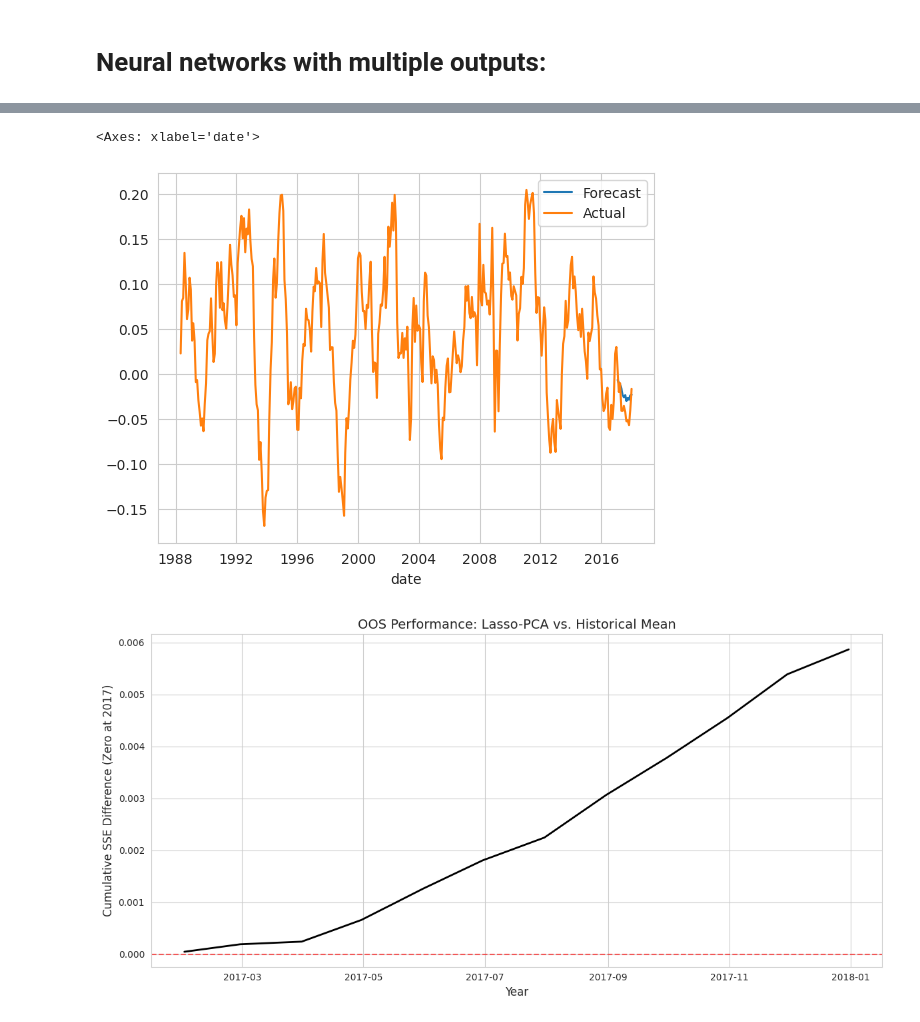
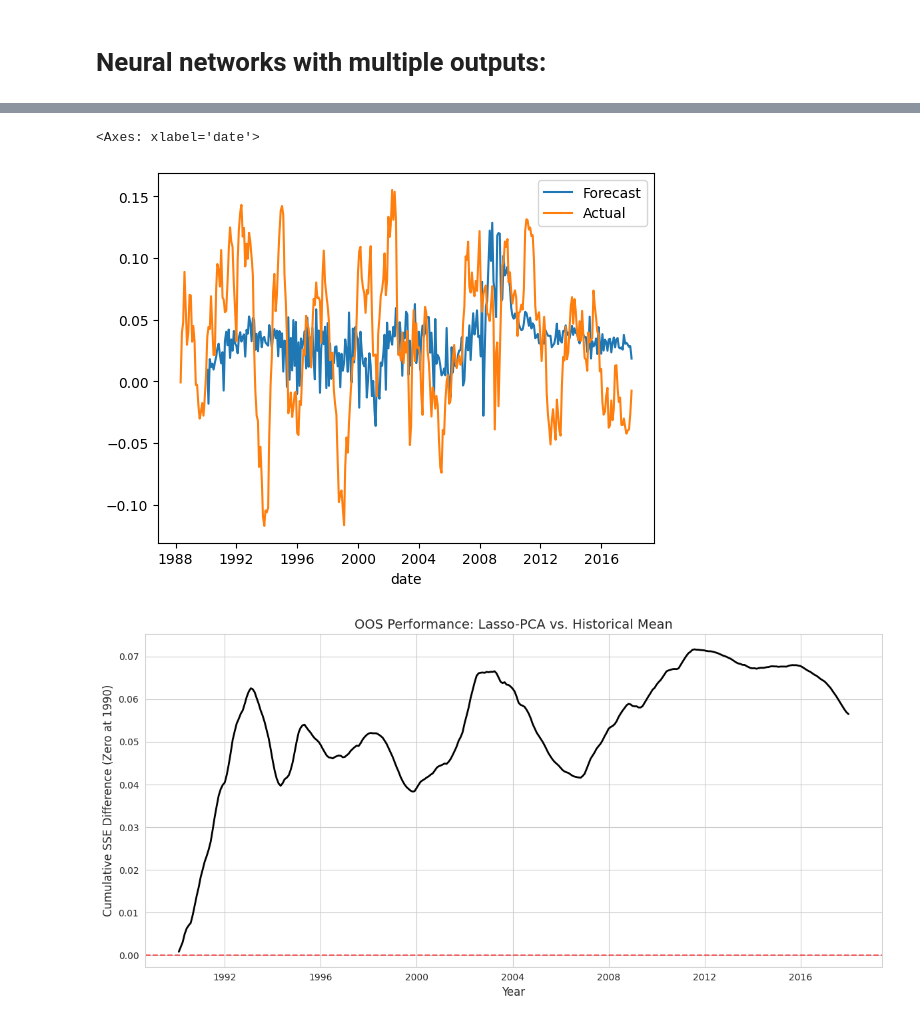
Before and after one commit to ulriktandberg/TIO4900-Replication, a Jupyter notebook: notebooks/init.ipynb, the cells around one changed output, grey strips where cells are left out. Drawn from its saved outputs; the diff is of its cells as text; code cells hidden in the pictures.

Commit message:
pushed models for initial running. added new ensemble method in init.ipynb

```diff
--- a/notebooks/init.ipynb
+++ b/notebooks/init.ipynb
@@ -163,6 +167,6 @@ ModuleNotFoundError: No module named 'models'
 # %%
 MATURITIES = ['24','36','48','60','84','120']
-MATURITIES = ['120']
+# MATURITIES = ['120']
 for name, model in all_models.items():
     for maturity in tqdm(MATURITIES, desc=f"Evaluating {name} across maturities", position=0):
         y = xr[maturity].values
@@ -173,5 +177,5 @@ for name, model in all_models.items():
             refit_freq=1,     # Refit every month
         )
 
-        r2 = wu.oos_r2(y, y_forecast_bianchi)
-        print(f"Model: {name}\tMaturity {maturity}:\n R2_OOS = {r2:.4f}\n Significance: {bu.RSZ_Signif(y, y_forecast_bianchi):.3f}\n")
+        r2 = wu.oos_r2(y, y_forecast_bianchi, gap=GAP)
+        print(f"Model: {name}\tMaturity {maturity}:\n R2_OOS = {r2:.4f}\n Significance: {bu.RSZ_Signif(y, y_forecast_bianchi, gap=11):.3f}\n")
@@ -210,19 +233,21 @@ maturities = ['24', '36', '48', '60', '84', '120']
 y_all = xr[maturities].values
 dates = monthly_xr.index
 
+
 models_dict = {
-    # 'FwdANN_1_3': PyTorchMLPWrapper(archi=(3,), lr=0.01, epochs=1000, tune_every=60,
-    #     patience=50, param_grid={'penalty': [0, 0.01, 0.001, 0.0001]}, seed=1, use_pca=False, n_components=None, y_center=True),
-    'MacroANN_1_3': MacroForwardANNWrapper(archi_forward=(3,), archi_macro=(32,16,8), lr=0.01, epochs=1000, tune_every=60,
-        patience=50, param_grid={'penalty': [0.001, 0.0001], 'dropout_rate': [0.0, 0.1, 0.3]}, seed=1, y_center=True),
-    # 'GroupEnsemble_1_3': GroupEnsembleANNWrapper(archi_forward=(3,), archi_macro=(1,), lr=0.01, epochs=1000, tune_every=60,
-    #     patience=20, param_grid={'penalty': [0.001, 0.0001], 'dropout_rate': [0.0, 0.1, 0.3]}, seed=1, y_center=True),
-}
+    # 'FwdANN_1_31': PyTorchMLPWrapper(archi=(3, 3, 3), lr=0.001, epochs=1000, tune_every=60,
+    #     patience=50, param_grid={'penalty':  [1e-5, 1e-4, 1e-3, 1e-2, 0.1]}, seed=401, use_pca=False, n_components=None, y_center=True),
+    # 'MacroANN_1_3': MacroForwardANNWrapper(archi_forward=(3, 3, 3), archi_macro=(32,), lr=0.001, epochs=1000, tune_every=60,
+    #                             patience=50, param_grid={'penalty': [1e-4, 1e-3, 1e-2, 0.1], 'dropout_rate': [0.0, 0.1, 0.3]},
+    #                             seed=7, y_center=True, activation='tanh')},
+    'GroupEnsemble_1_3': GroupEnsembleANNWrapper(archi_forward=(), archi_macro=(2,1), lr=0.001, epochs=1000, tune_every=60,
+                                patience=50, param_grid={'penalty': [0.001, 0.0001], 'dropout_rate': [0.0, 0.1, 0.3]}, seed=66,
+                                activation='tanh')}
+GAP = 11
 
-# All use the same API:
-# for name, model in models_dict.items():
-#     y_forecast = wu.expanding_window(model, X, y_all, dates, OOS_start, gap=0, refit_freq=1)
-#     r2s = wu.oos_r2(y_all, y_forecast, benchmark='hist_mean')
-#     print(f"\n--- OOS R² Summary for {name} ---")
-#     for mat, r2 in zip(maturities, r2s):
-#         print(f"  {mat}m: {r2:.4f}")
+for name, model in models_dict.items():
+    y_forecast = wu.expanding_window(model, X, y_all, dates, OOS_start, gap=GAP, refit_freq=1)
+    r2s = wu.oos_r2(y_all, y_forecast, gap=GAP)
+    print(f"\n--- OOS R² Summary for {name} ---")
+    for mat, r2 in zip(maturities, r2s):
+        print(f"  {mat}m: {r2:.4f}")
@@ -229,14 +262,14 @@ models_dict = {
 # %%
-sns.lineplot(y=y_forecast[:, -1], x=yields.index, label='Forecast')
-sns.lineplot(y=y_all[:, -1][200:], x=yields[200:].index, label='Actual')
+sns.lineplot(y=y_forecast[:, -2], x=yields.index, label='Forecast')
+sns.lineplot(y=y_all[:, -2][200:], x=yields[200:].index, label='Actual')
 # %% [output]
 <Axes: xlabel='date'>
-[figure, old version]
+[figure, new version]
 # %%
 # After running wu.expanding_window:
-bu.plot_cssed(y_all[:, -2], y_forecast[:, -2], dates, OOS_start, secondary_start=None, model_name='Lasso-PCA')
+bu.plot_cssed(y_all[:, -4], y_forecast[:, -4], dates, OOS_start, secondary_start=None, model_name='Lasso-PCA')
 # %% [output]
-[figure, old version]
+[figure, new version]
 # %%
 from tqdm import tqdm
 MATURITIES = ['24', '36', '48', '60', '84', '120']
```
Also changed, not shown: parts of 9 cells of this notebook, 1 other file.
